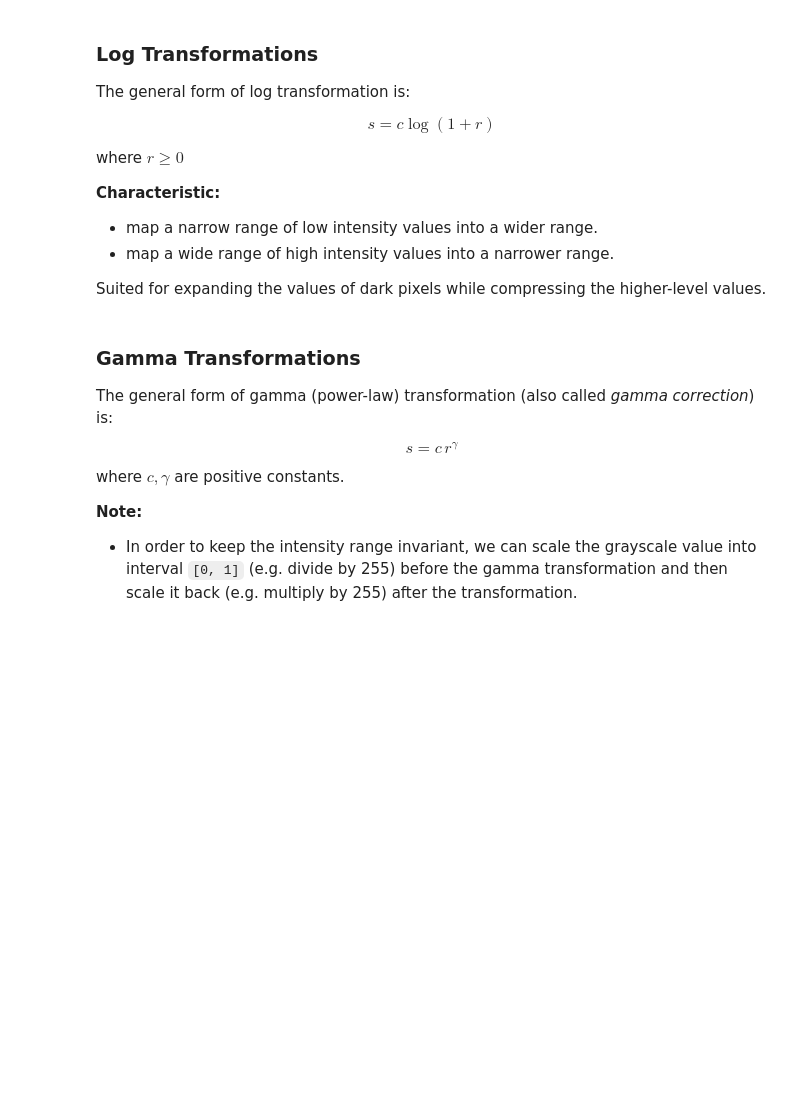
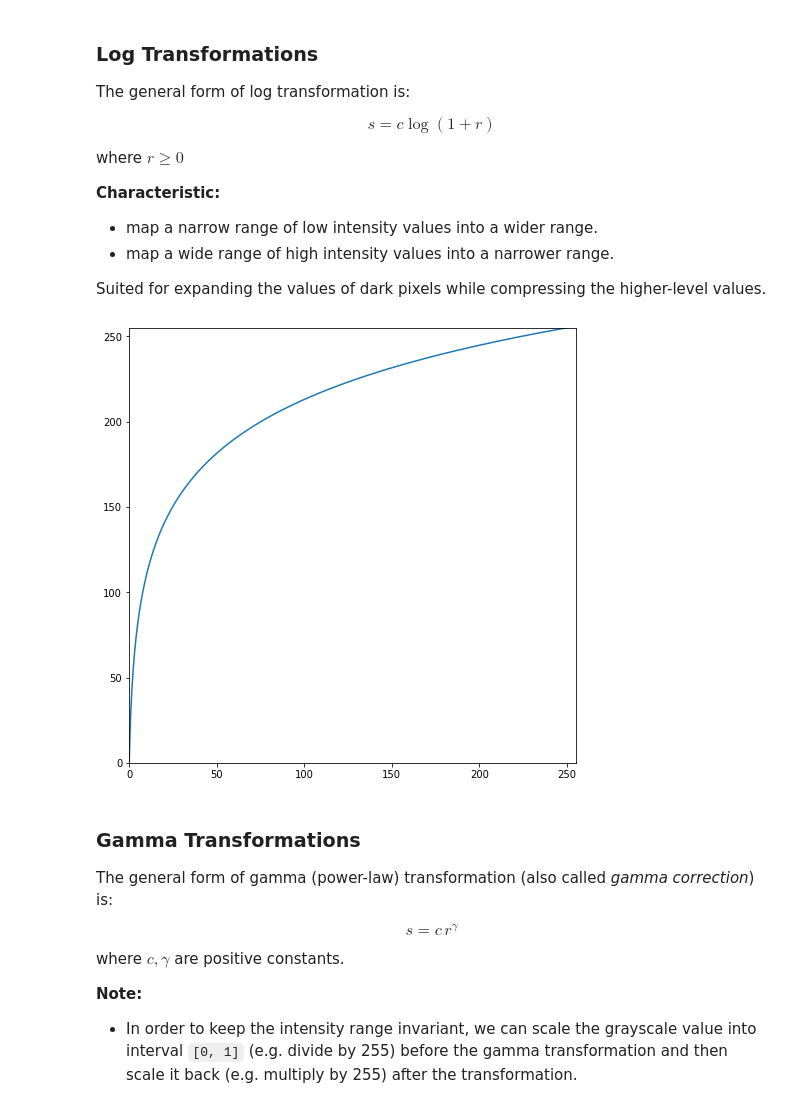
Before and after one commit to DeepWalter/DIP, a Jupyter notebook: chapter03/chapter3.ipynb, the cells around one changed output. Cells and saved outputs as stored; diff of their text form; code cells hidden in the pictures; blank space fills up the shorter version.

```diff
--- a/chapter03/chapter3.ipynb
+++ b/chapter03/chapter3.ipynb
@@ -63,6 +63,16 @@ where $r \ge 0$
 * map a wide range of high intensity values into a narrower range.
 
 Suited for expanding the values of dark pixels while compressing the higher-level values.
+# %%
+r = np.linspace(0, 255, 1000)
+c = 256 / 8
+
+plt.figure(figsize=(8, 8))
+plt.axis([0, 255, 0, 255])
+plt.plot(r, c * np.log2(1 + r))
+plt.show()
+# %% [output]
+[figure, added]
 # %% [markdown]
 ### Gamma Transformations
 
```
Also changed, not shown: parts of 13 cells of this notebook.
